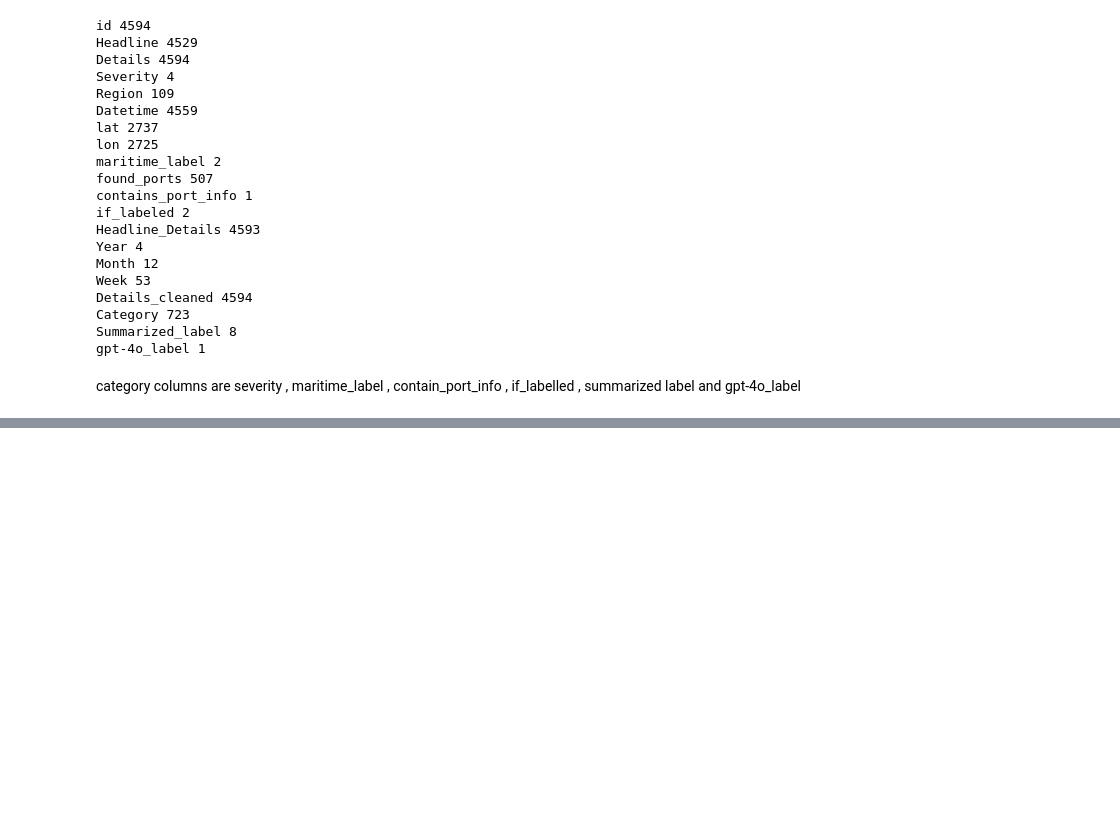
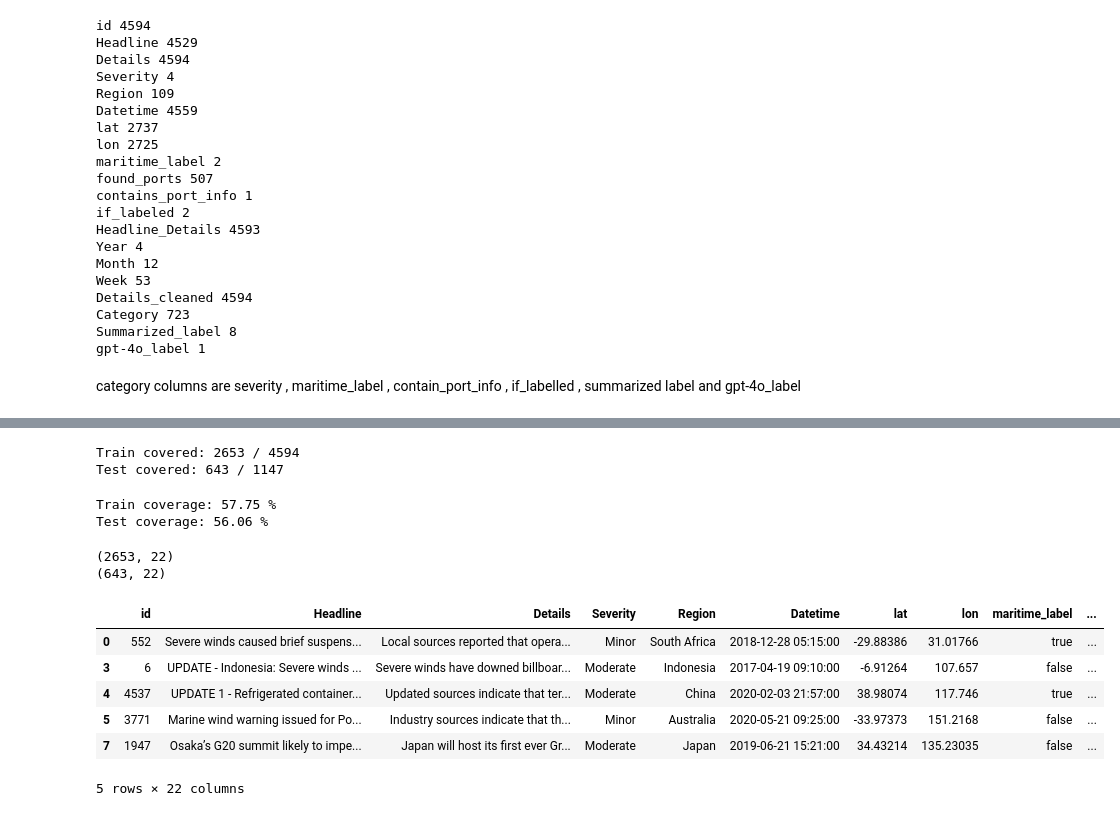
Before and after one commit to Prakhar528/gmrid-risk-classification-project, a Jupyter notebook: main_risk_classification.ipynb, the cells around one changed output, grey strips where cells are left out. Drawn from its saved outputs; the diff is of its cells as text; code cells hidden in the pictures; blank space fills up the shorter version.

```diff
--- a/main_risk_classification.ipynb
+++ b/main_risk_classification.ipynb
@@ -95,0 +273,9 @@ category columns are severity , maritime_label , contain_port_info , if_labelled
+# %%
+# apply the function to create "true_risk"
+train_df["true_risks"] = train_df["Category"].apply(
+    map_categories_to_risks
+)
+
+test_df["true_risks"] = test_df["Category"].apply(
+    map_categories_to_risks
+)
@@ -95,0 +312,34 @@ category columns are severity , maritime_label , contain_port_info , if_labelled
+# %%
+# dataset covered by risk taxonomy
+print(
+    "Train covered:",
+    train_df["has_target_risk"].sum(),
+    "/",
+    len(train_df)
+)
+
+print(
+    "Test covered:",
+    test_df["has_target_risk"].sum(),
+    "/",
+    len(test_df)
+)
+# %% [output]
+Train covered: 2653 / 4594
+Test covered: 643 / 1147
+# %%
+# percentage dataset covered by risk taxonomy
+print(
+    "Train coverage:",
+    round(train_df["has_target_risk"].mean() * 100, 2),
+    "%"
+)
+
+print(
+    "Test coverage:",
+    round(test_df["has_target_risk"].mean() * 100, 2),
+    "%"
+)
+# %% [output]
+Train coverage: 57.75 %
+Test coverage: 56.06 %
@@ -95,0 +360,16 @@ category columns are severity , maritime_label , contain_port_info , if_labelled
+# %%
+print(train_poc.shape)
+print(test_poc.shape)
+# %% [output]
+(2653, 22)
+(643, 22)
+# %%
+train_poc.head()
+# %% [output]
+|  | id | Headline | Details | Severity | Region | Datetime | lat | lon | maritime_label | ... |
+| 0 | 552 | Severe winds caused brief suspens... | Local sources reported that opera... | Minor | South Africa | 2018-12-28 05:15:00 | -29.88386 | 31.01766 | true | ... |
+| 3 | 6 | UPDATE - Indonesia: Severe winds ... | Severe winds have downed billboar... | Moderate | Indonesia | 2017-04-19 09:10:00 | -6.91264 | 107.657 | false | ... |
+| 4 | 4537 | UPDATE 1 - Refrigerated container... | Updated sources indicate that ter... | Moderate | China | 2020-02-03 21:57:00 | 38.98074 | 117.746 | true | ... |
+| 5 | 3771 | Marine wind warning issued for Po... | Industry sources indicate that th... | Minor | Australia | 2020-05-21 09:25:00 | -33.97373 | 151.2168 | false | ... |
+| 7 | 1947 | Osaka’s G20 summit likely to impe... | Japan will host its first ever Gr... | Moderate | Japan | 2019-06-21 15:21:00 | 34.43214 | 135.23035 | false | ... |
+5 rows × 22 columns
```
Also changed, not shown: parts of 24 cells of this notebook.
